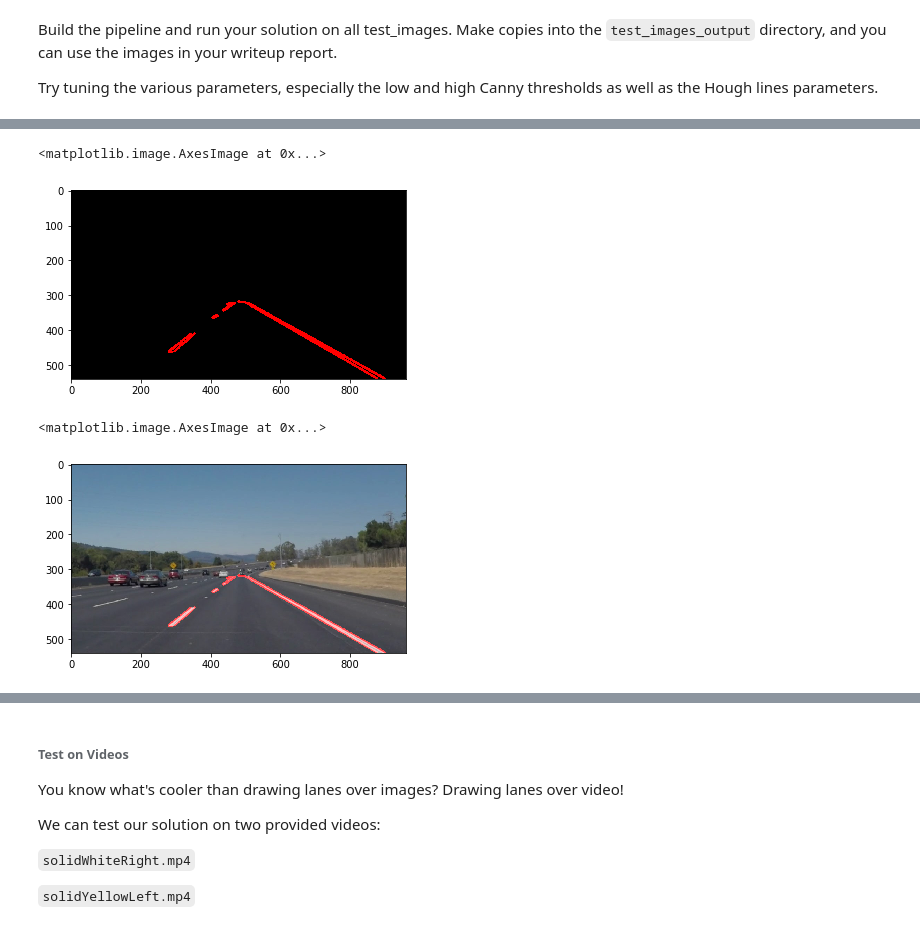
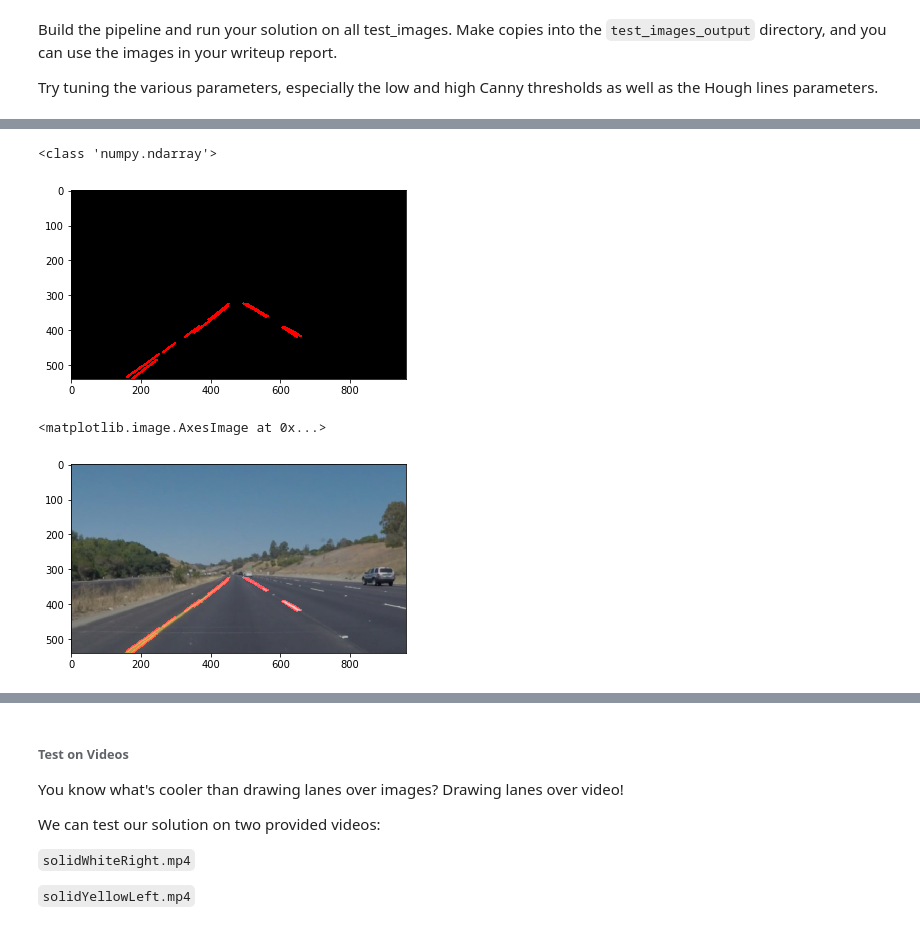
Before and after one commit to jordancharest/Finding-Lane-Lines, a Jupyter notebook: finding_lane_lines.ipynb, the cells around one changed output, grey strips where cells are left out. Drawn from its saved outputs; the diff is of its cells as text; code cells hidden in the pictures.

```diff
--- a/finding_lane_lines.ipynb
+++ b/finding_lane_lines.ipynb
@@ -51,7 +51,7 @@ import cv2
 ## Read in an Image
 # %%
 #reading in an image
-image = mpimg.imread('test_images/solidWhiteCurve.jpg')
+image = mpimg.imread('test_images/solidYellowCurve.jpg')
 
 #printing out some stats and plotting
 print('This image is:', type(image), 'with dimensions:', image.shape)
@@ -228,21 +320,14 @@ gray = cv2.cvtColor(image, cv2.COLOR_RGB2GRAY)
 
 # Apply Gaussian smoothing to suppress noise/spurious gradients
 kernel_size = 5
-gray = cv2.GaussianBlur(gray, (kernel_size, kernel_size), 0)
+image = cv2.GaussianBlur(image, (kernel_size, kernel_size), 0)
 
 # Canny Edge Detection
 low_threshold = 60
 high_threshold = 150
-edges = cv2.Canny(gray, low_threshold, high_threshold)
+edges = cv2.Canny(image, low_threshold, high_threshold)
 
-# Region Masking
-y_size = image.shape[0]
-x_size = image.shape[1]
-vertices = np.array([[(0.04*x_size,y_size),(0.48*x_size, 0.59*y_size), (0.52*x_size, 0.59*y_size), (0.96*x_size,y_size)]], dtype=np.int32)
-masked_edges = region_of_interest(edges, vertices)
-
-# Visualize the region mask (for optimizing the Canny parameters)
-show_region = region_of_interest(image, vertices)
-plt.imshow(show_region)
+# Visualize the detected edges
+plt.imshow(edges)
 # %% [output]
 <matplotlib.image.AxesImage at 0x...>
@@ -255,0 +335,8 @@ plt.imshow(masked_edges)
+# %%
+# Region Masking
+y_size = image.shape[0]
+x_size = image.shape[1]
+vertices = np.array([[(0.08*x_size,y_size),(0.47*x_size, 0.6*y_size), (0.53*x_size, 0.6*y_size), (0.96*x_size,y_size)]], dtype=np.int32)
+masked_image = region_of_interest(edges, vertices)
+
+plt.imshow(masked_image)
@@ -256,26 +346,27 @@ plt.imshow(masked_edges)
 # %%
 # Hough Transformation on the edge detected image to determine line segments
 rho = 2                # distance resolution in pixels of the Hough grid
 theta = np.pi/180      # angular resolution in radians of the Hough grid
 threshold = 5         # minimum number of votes (intersections in Hough grid cell)
-min_line_length = 10   # minimum number of pixels making up a line
+min_line_length = 30   # minimum number of pixels making up a line
 max_line_gap = 10      # maximum gap in pixels between connectable line segments
 
-line_image, lines = hough_lines(masked_edges, rho, theta, threshold, min_line_length, max_line_gap)
+line_image, lines = hough_lines(masked_image, rho, theta, threshold, min_line_length, max_line_gap)
 #print(lines)
 
 # Visualize the lines detected
 plt.imshow(line_image)
+print(type(lines))
 # %% [output]
-<matplotlib.image.AxesImage at 0x...>
+<class 'numpy.ndarray'>
-[figure, old version]
+[figure, new version]
 # %%
 # Draw Lines on the original image
 detected_lanes = cv2.addWeighted(image, 0.8, line_image, 1, 0)
 plt.imshow(detected_lanes)
 # %% [output]
 <matplotlib.image.AxesImage at 0x...>
-[figure, old version]
+[figure, new version]
 # %%
 # extrapolate the lines to delineate the entire lane
 #print(lines)
```
Also changed, not shown: parts of 13 cells of this notebook.
